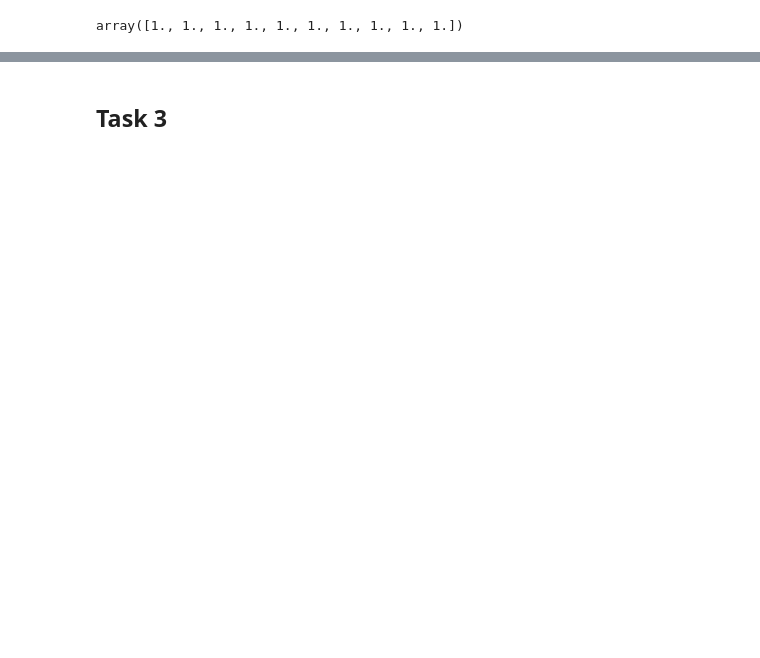
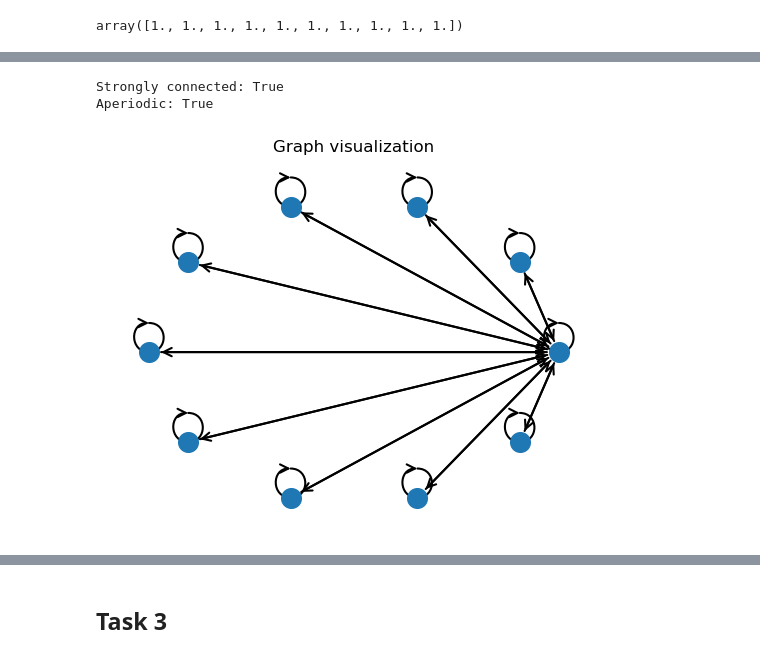
Before and after one commit to kubek22/SNARS, a Jupyter notebook: project9/project9.ipynb, the cells around one changed output, grey strips where cells are left out. Cells and saved outputs as stored; diff of their text form; code cells hidden in the pictures; blank space fills up the shorter version.

```diff
--- a/project9/project9.ipynb
+++ b/project9/project9.ipynb
@@ -50,0 +52,41 @@ array([0.94578224, 1.13642274, 1.04704925, 1.0406696 , 0.9190813 ,
+# %%
+# graph generation
+
+G = nx.DiGraph()
+
+n = 10
+
+# nodes
+G.add_nodes_from(range(n))
+
+for i in range(1, n):
+    G.add_edge(i, 0)
+    G.add_edge(0, i)
+
+for i in range(n):
+    G.add_edge(i, i)
+
+# verify ergodicity
+print("Strongly connected:", nx.is_strongly_connected(G))
+print("Aperiodic:", nx.is_aperiodic(G))
+# %% [output]
+Strongly connected: True
+Aperiodic: True
+# %%
+pos = nx.circular_layout(G)
+
+nx.draw_networkx_nodes(G, pos, node_size=200)
+
+nx.draw_networkx_edges(
+    G,
+    pos,
+    arrowstyle="->",
+    arrowsize=15,
+    width=1.5,
+)
+
+plt.title("Graph visualization")
+plt.axis("off")
+plt.show()
+# %% [output]
+[figure, added]
```
Also changed, not shown: parts of 14 cells of this notebook, 1 other file.
